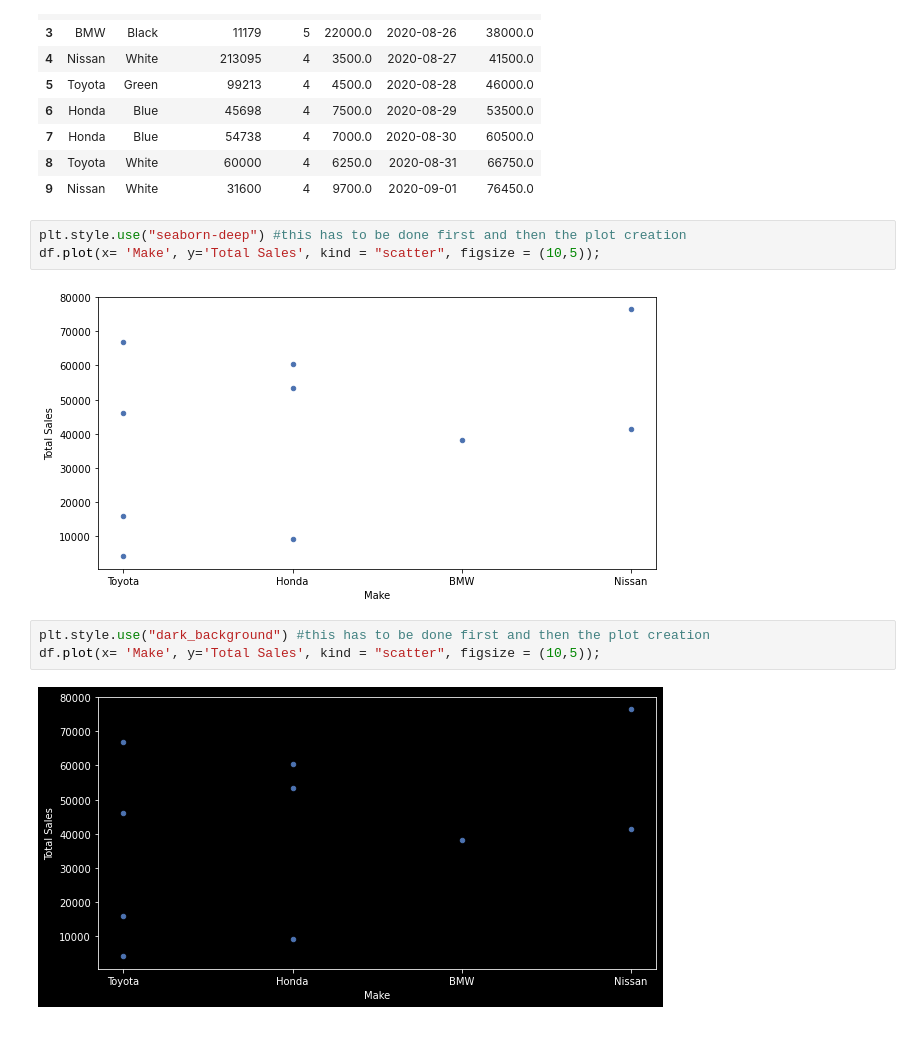
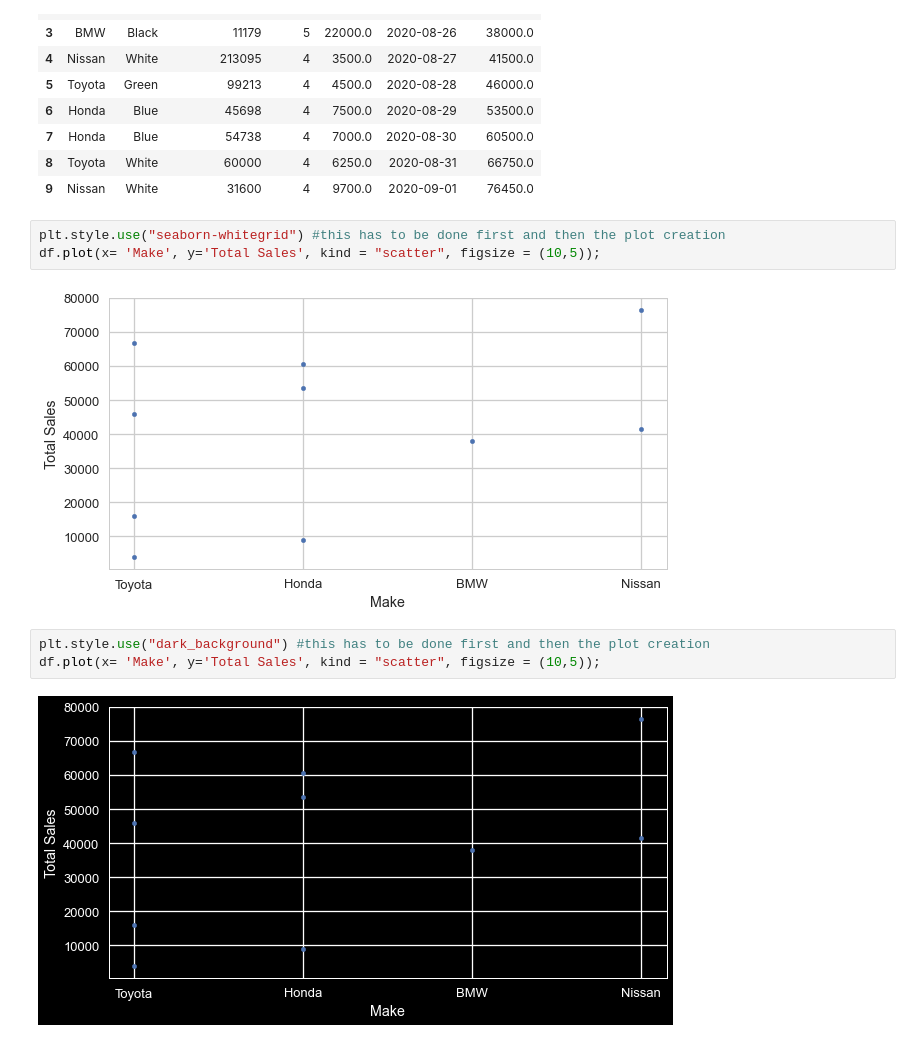
Before and after one commit to ineelhere/Machine-Learning-and-Data-Science, a Jupyter notebook: Matplotlib/matplotlib.ipynb, the cells around one changed output. Cells and saved outputs as stored; diff of their text form.

```diff
--- a/Matplotlib/matplotlib.ipynb
+++ b/Matplotlib/matplotlib.ipynb
@@ -756,12 +756,12 @@ df
 | 8 | Toyota | White | 60000 | 4 | 6250.0 | 2020-08-31 | 66750.0 |
 | 9 | Nissan | White | 31600 | 4 | 9700.0 | 2020-09-01 | 76450.0 |
 # %%
-plt.style.use("seaborn-deep") #this has to be done first and then the plot creation
+plt.style.use("seaborn-whitegrid") #this has to be done first and then the plot creation
 df.plot(x= 'Make', y='Total Sales', kind = "scatter", figsize = (10,5));
 # %% [output]
-[figure, old version]
+[figure, new version]
 # %%
 plt.style.use("dark_background") #this has to be done first and then the plot creation
 df.plot(x= 'Make', y='Total Sales', kind = "scatter", figsize = (10,5));
 # %% [output]
-[figure, old version]
+[figure, new version]
```
Also changed, not shown: parts of 17 cells of this notebook.
